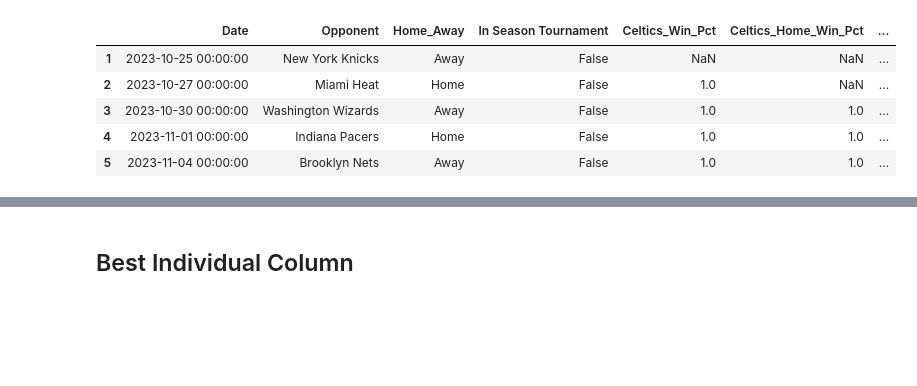
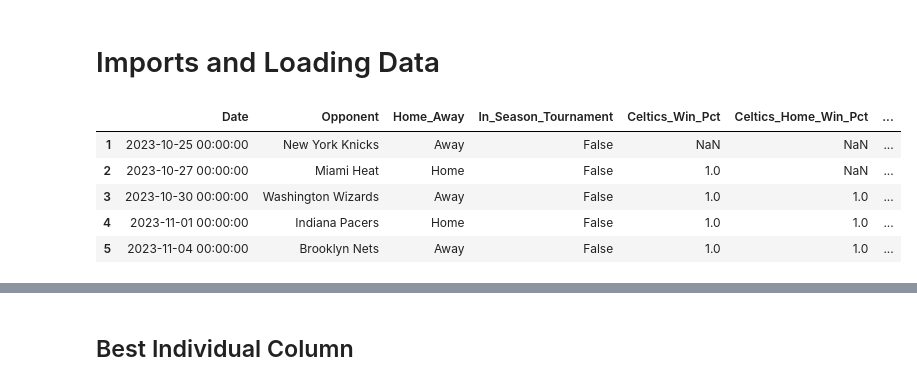
Before and after one commit to michaelparker7/FIN-377-Final-Project, a Jupyter notebook: Scrap.ipynb, the cells around one changed output, grey strips where cells are left out. Drawn from its saved outputs; the diff is of its cells as text; code cells hidden in the pictures; blank space fills up the shorter version.

```diff
--- a/Scrap.ipynb
+++ b/Scrap.ipynb
@@ -1,3 +1,5 @@
+# %% [markdown]
+# Imports and Loading Data
 # %%
 import pandas as pd
 import numpy as np
@@ -12,19 +68,19 @@ pd.set_option(
 # %%
 celtics = pd.read_excel('nba.xlsx')
 celtics = celtics.set_axis(celtics.iloc[0], axis=1).drop(index=0)
 
 not_numbers = ['Date','Opponent','Home_Away','In Season Tournament','Win','Opp_Win_Last_Game']
-bool_columns = ['In Season Tournament','Opp_Win_Last_Game','Win']
+bool_columns = ['In_Season_Tournament','Opp_Win_Last_Game','Win']
 
 for col in celtics.columns:
     if col not in not_numbers:
         celtics[col] = pd.to_numeric(celtics[col])
     if col in bool_columns:
         celtics[col] = celtics[col].astype(bool)
 
 celtics.head(5)
 # %% [output]
-|  | Date | Opponent | Home_Away | In Season Tournament | Celtics_Win_Pct | Celtics_Home_Win_Pct | ... |
+|  | Date | Opponent | Home_Away | In_Season_Tournament | Celtics_Win_Pct | Celtics_Home_Win_Pct | ... |
 | 1 | 2023-10-25 00:00:00 | New York Knicks | Away | False | NaN | NaN | ... |
 | 2 | 2023-10-27 00:00:00 | Miami Heat | Home | False | 1.0 | NaN | ... |
 | 3 | 2023-10-30 00:00:00 | Washington Wizards | Away | False | 1.0 | 1.0 | ... |
```
Also changed, not shown: parts of 8 cells of this notebook, 1 other file.
